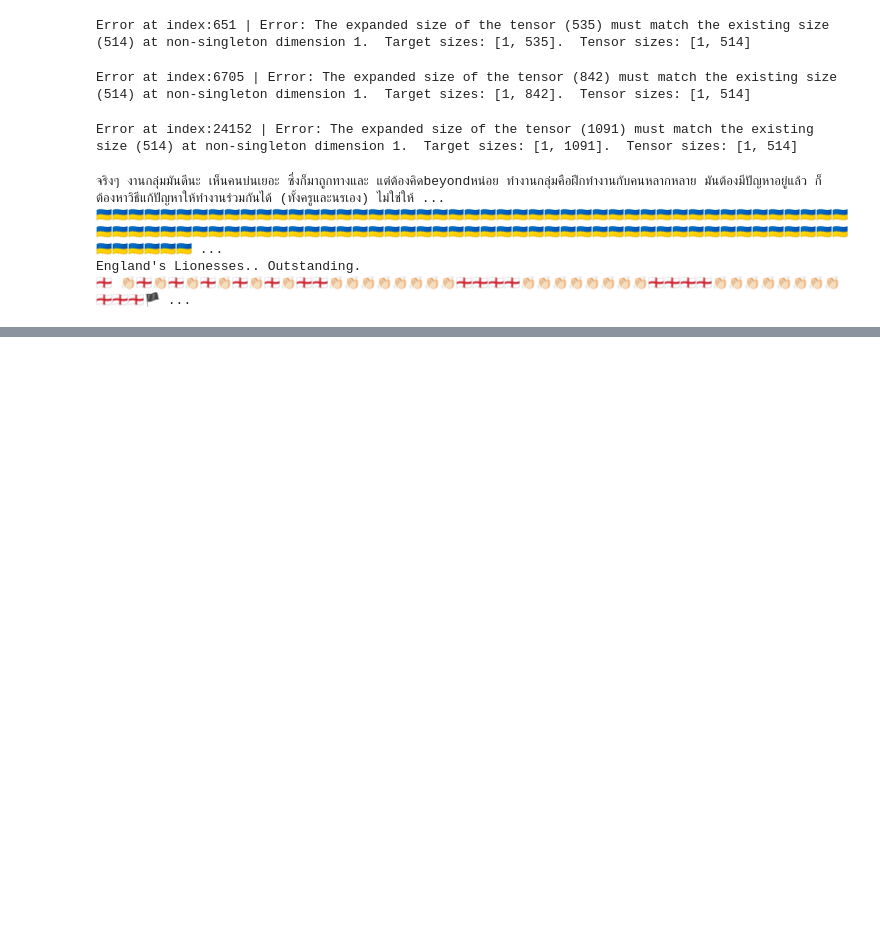
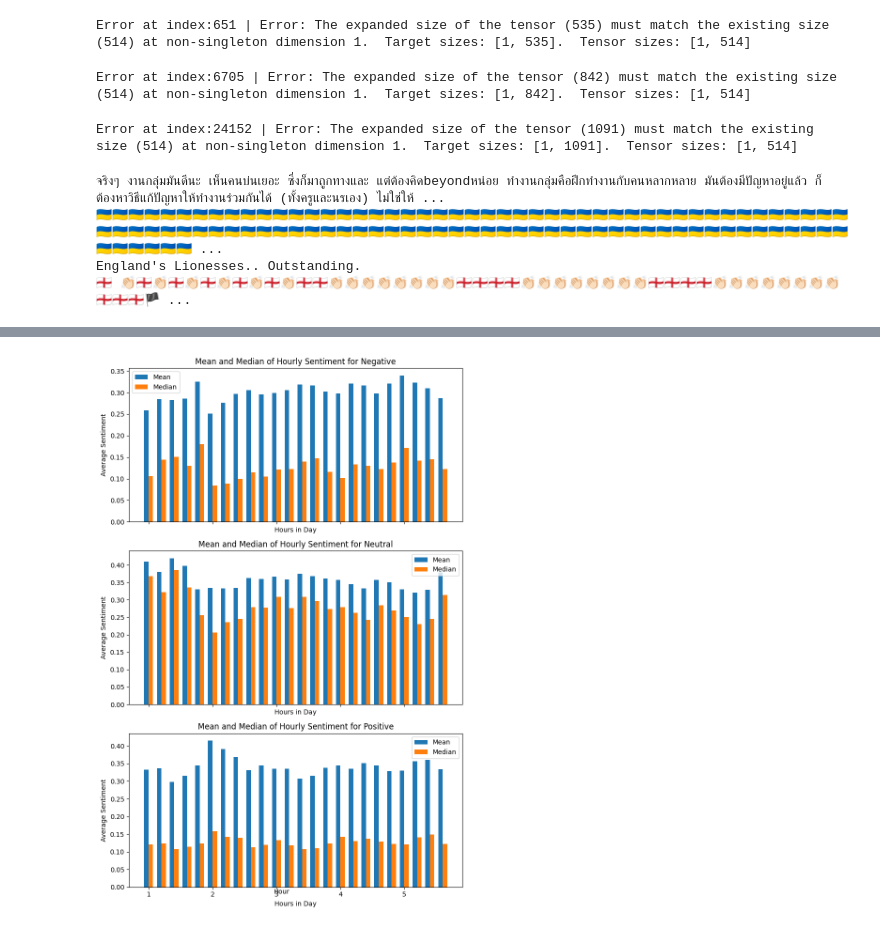
Before and after one commit to christywastaken/twitter-sentiment-analysis, a Jupyter notebook: twitter_sentiment_analysis.ipynb, the cells around one changed output, grey strips where cells are left out. Saved outputs shown, nothing was run; the diff lists cells and outputs as text; code cells hidden in the pictures; blank space fills up the shorter version.

```diff
--- a/twitter_sentiment_analysis.ipynb
+++ b/twitter_sentiment_analysis.ipynb
@@ -273,0 +276,54 @@ plt.show()
+# %%
+# Converting created_at to datetime and store SQL
+with SQLContextManager('twitter_sentiment_analysis.db') as connection:
+    sentiment_tweet_df['created_at'] = pd.to_datetime(sentiment_tweet_df['created_at'], format='%a %b %d %H:%M:%S %z %Y')
+    sentiment_tweet_df.to_sql('all_2022_sentiment_test', connection, if_exists='replace', index=False)
+# %%
+# Removing timezone info
+with SQLContextManager('twitter_sentiment_analysis.db') as connection:
+    query = "SELECT * FROM all_2022_sentiment"
+    sentiment_df = pd.read_sql(query, connection)
+    sentiment_df['created_at'] = pd.to_datetime(sentiment_df['created_at']).dt.tz_localize(None)
+    sentiment_df.to_sql('all_2022_sentiment', connection,if_exists='replace', index=False)
+# %%
+# Exploring how sentiment changes throughout the day
+
+# Get df with only created_at and sentiment.
+with SQLContextManager('twitter_sentiment_analysis.db') as connection:
+    query = "SELECT created_at, negative, neutral, positive FROM all_2022_sentiment"
+    sentiment_df = pd.read_sql(query, connection)
+# %%
+# Exploring how sentiment changes throughout the day
+# Grouping at 1hr intervals.
+sentiment_df['created_at'] = pd.to_datetime(sentiment_df['created_at'])
+sentiment_df['hour'] = sentiment_df['created_at'].dt.hour
+grouped_1h_mean = sentiment_df.groupby('hour').mean()
+grouped_1h_median = sentiment_df.groupby('hour').median()
+
+
+# Displaying mean and median
+hours = grouped_1h_mean.index
+x = np.arange(len(hours))
+width = 0.35
+
+fig, axes = plt.subplots(3,1, figsize=(8,12), sharex=True)
+columns = ['negative', 'neutral', 'positive']
+
+for i, col in enumerate(columns):
+    mean_values = grouped_1h_mean[col]
+    median_values = grouped_1h_median[col]
+
+    rects1 = axes[i].bar(x - width/2, mean_values, width, label='Mean')
+    rects2 = axes[i].bar(x + width/2, median_values, width, label='Median')
+
+    axes[i].set_title(f'Mean and Median of Hourly Sentiment for {col.capitalize()}')
+    axes[i].set_ylabel('Average Sentiment')
+    axes[i].set_xlabel('Hours in Day')
+    axes[i].set_xticklabels(hours)
+    axes[i].legend()
+
+fig.text(0.5, 0.04, 'Hour', ha='center', va='center')
+plt.tight_layout()
+plt.show()
+# %% [output]
+[figure, added]
```
Also changed, not shown: parts of 2 cells of this notebook, 1 other file.
